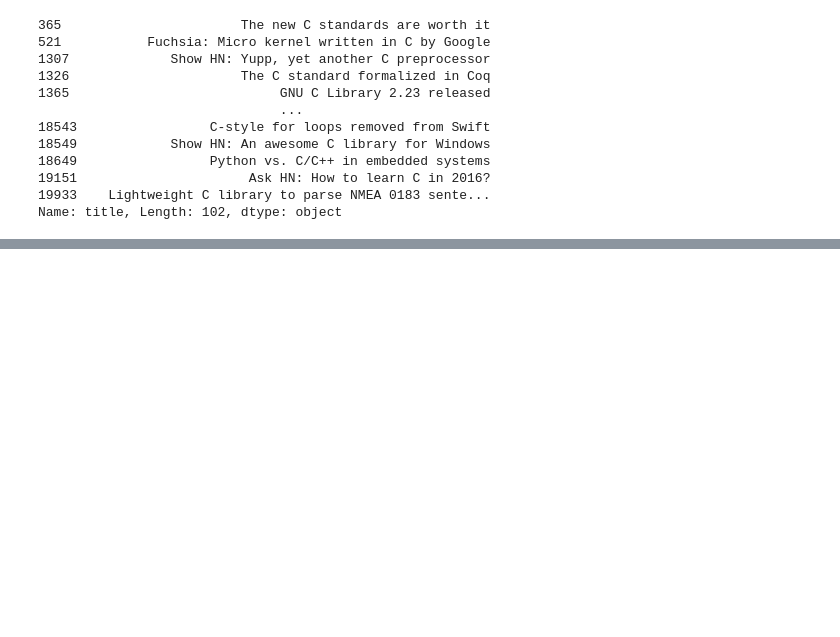
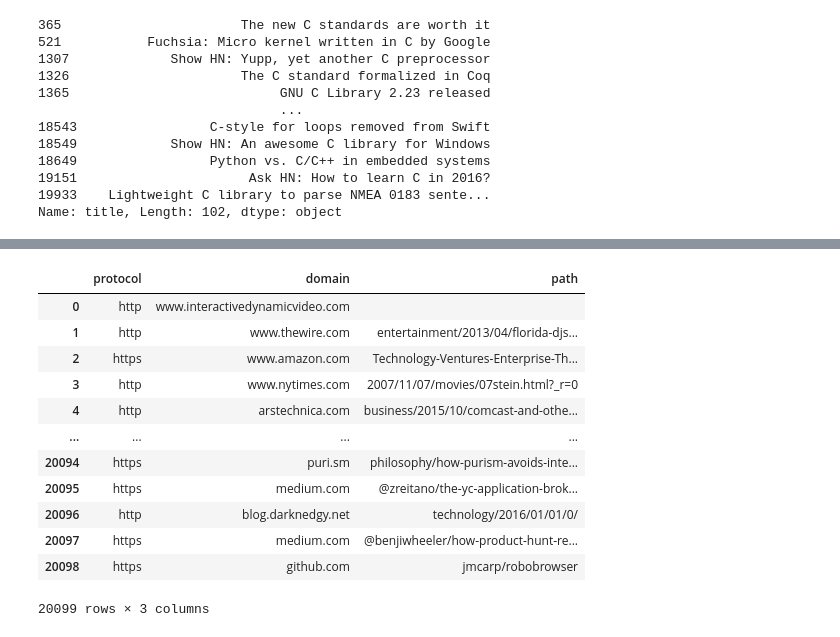
Before and after one commit to hoangvn111/Data-Cleaning-in-Python-Advanced, a Jupyter notebook: Data_Cleaning_in_Python_Advanced.ipynb, the cells around one changed output, grey strips where cells are left out. Cells and saved outputs as stored; diff of their text form; code cells hidden in the pictures; blank space fills up the shorter version.

```diff
--- a/Data_Cleaning_in_Python_Advanced.ipynb
+++ b/Data_Cleaning_in_Python_Advanced.ipynb
@@ -454,0 +607,20 @@ Name: title, Length: 102, dtype: object
+# %%
+pattern = r"(?P<protocol>https?)://(?P<domain>[\w\.\-]+)/?(?P<path>.*)"
+
+url_parts = hn['url'].str.extract(pattern, flags=re.I)
+
+url_paths
+# %% [output]
+|  | protocol | domain | path |
+| 0 | http | www.interactivedynamicvideo.com |  |
+| 1 | http | www.thewire.com | entertainment/2013/04/florida-djs... |
+| 2 | https | www.amazon.com | Technology-Ventures-Enterprise-Th... |
+| 3 | http | www.nytimes.com | 2007/11/07/movies/07stein.html?_r=0 |
+| 4 | http | arstechnica.com | business/2015/10/comcast-and-othe... |
+| ... | ... | ... | ... |
+| 20094 | https | puri.sm | philosophy/how-purism-avoids-inte... |
+| 20095 | https | medium.com | @zreitano/the-yc-application-brok... |
+| 20096 | http | blog.darknedgy.net | technology/2016/01/01/0/ |
+| 20097 | https | medium.com | @benjiwheeler/how-product-hunt-re... |
+| 20098 | https | github.com | jmcarp/robobrowser |
+20099 rows × 3 columns
```
Also changed, not shown: parts of 23 cells of this notebook.
